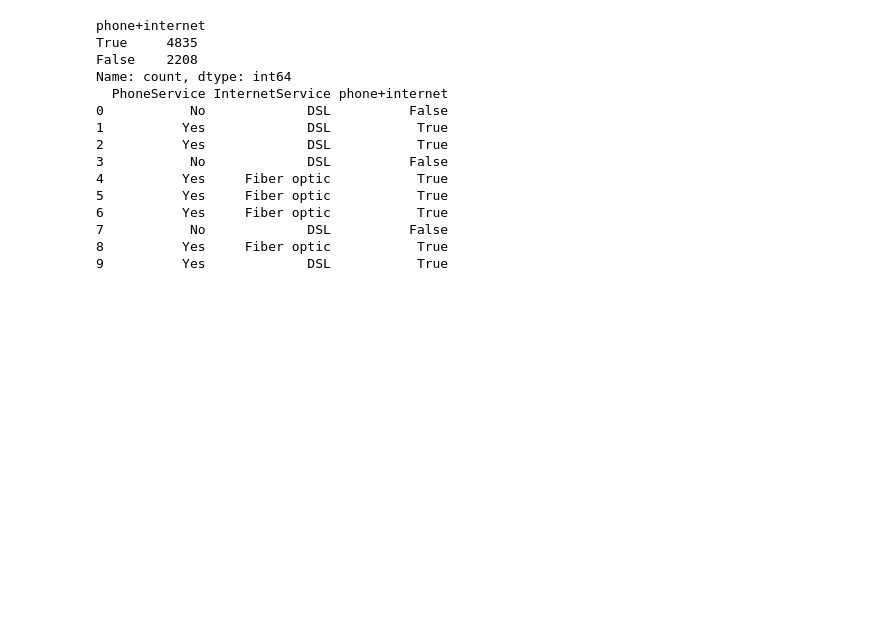
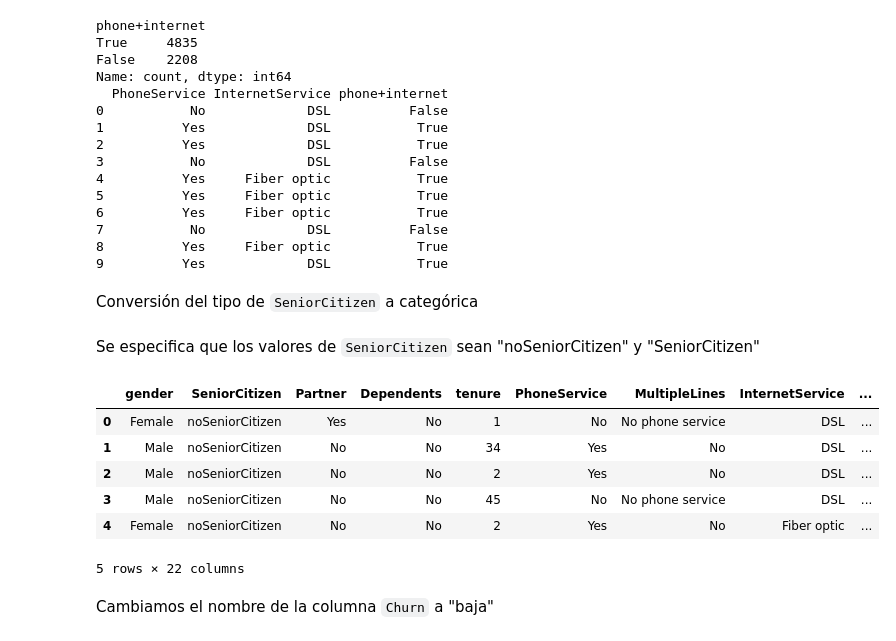
Before and after one commit to paranedagarcia/MLcompleto, a Jupyter notebook: notebooks/data_cleaning.ipynb, the cells around one changed output. Saved outputs shown, nothing was run; the diff lists cells and outputs as text; code cells hidden in the pictures; blank space fills up the shorter version.

```diff
--- a/notebooks/data_cleaning.ipynb
+++ b/notebooks/data_cleaning.ipynb
@@ -226,10 +203,11 @@ memory usage: 346.3 KB
 # %%
 # Crear columna cliente_larga_duracion
-df['cliente_larga_duracion'] = (df['tenure'] >= 24).astype('category')
+
+df_copy['cliente_larga_duracion'] = (df_copy['tenure'] >= 24).astype('category')
 
 # Verificar la nueva columna
-print(df['cliente_larga_duracion'].value_counts())
-print(df[['tenure', 'cliente_larga_duracion']].head(10))
+print(df_copy['cliente_larga_duracion'].value_counts())
+print(df_copy[['tenure', 'cliente_larga_duracion']].head(10))
 # %% [output]
 cliente_larga_duracion
 True     3927
@@ -249,10 +229,10 @@ Name: count, dtype: int64
 # %%
 # Crear columna contrato_multiple
-df['phone+internet'] = ((df['PhoneService'] == 'Yes') & (df['InternetService'] != 'No')).astype('category')
+df_copy['phone+internet'] = ((df_copy['PhoneService'] == 'Yes') & (df_copy['InternetService'] != 'No')).astype('category')
 
 # Verificar la nueva columna
-print(df['phone+internet'].value_counts())
-print(df[['PhoneService', 'InternetService', 'phone+internet']].head(10))
+print(df_copy['phone+internet'].value_counts())
+print(df_copy[['PhoneService', 'InternetService', 'phone+internet']].head(10))
 # %% [output]
 phone+internet
 True     4835
@@ -269,3 +249,23 @@ Name: count, dtype: int64
 7           No             DSL          False
 8          Yes     Fiber optic           True
 9          Yes             DSL           True
+# %% [markdown]
+Conversión del tipo de `SeniorCitizen` a categórica
+# %%
+df_copy['SeniorCitizen'] = df_copy['SeniorCitizen'].astype('category')
+# %% [markdown]
+Se especifica que los valores de `SeniorCitizen` sean "noSeniorCitizen" y "SeniorCitizen"
+# %%
+df_copy['SeniorCitizen']= df_copy['SeniorCitizen'].cat.rename_categories({0: 'noSeniorCitizen', 1: 'SeniorCitizen'})
+# %%
+df_copy.head()
+# %% [output]
+|  | gender | SeniorCitizen | Partner | Dependents | tenure | PhoneService | MultipleLines | InternetService | ... |
+| 0 | Female | noSeniorCitizen | Yes | No | 1 | No | No phone service | DSL | ... |
+| 1 | Male | noSeniorCitizen | No | No | 34 | Yes | No | DSL | ... |
+| 2 | Male | noSeniorCitizen | No | No | 2 | Yes | No | DSL | ... |
+| 3 | Male | noSeniorCitizen | No | No | 45 | No | No phone service | DSL | ... |
+| 4 | Female | noSeniorCitizen | No | No | 2 | Yes | No | Fiber optic | ... |
+5 rows × 22 columns
+# %% [markdown]
+Cambiamos el nombre de la columna `Churn` a "baja"
```
Also changed, not shown: parts of 25 cells of this notebook, 2 other files.
